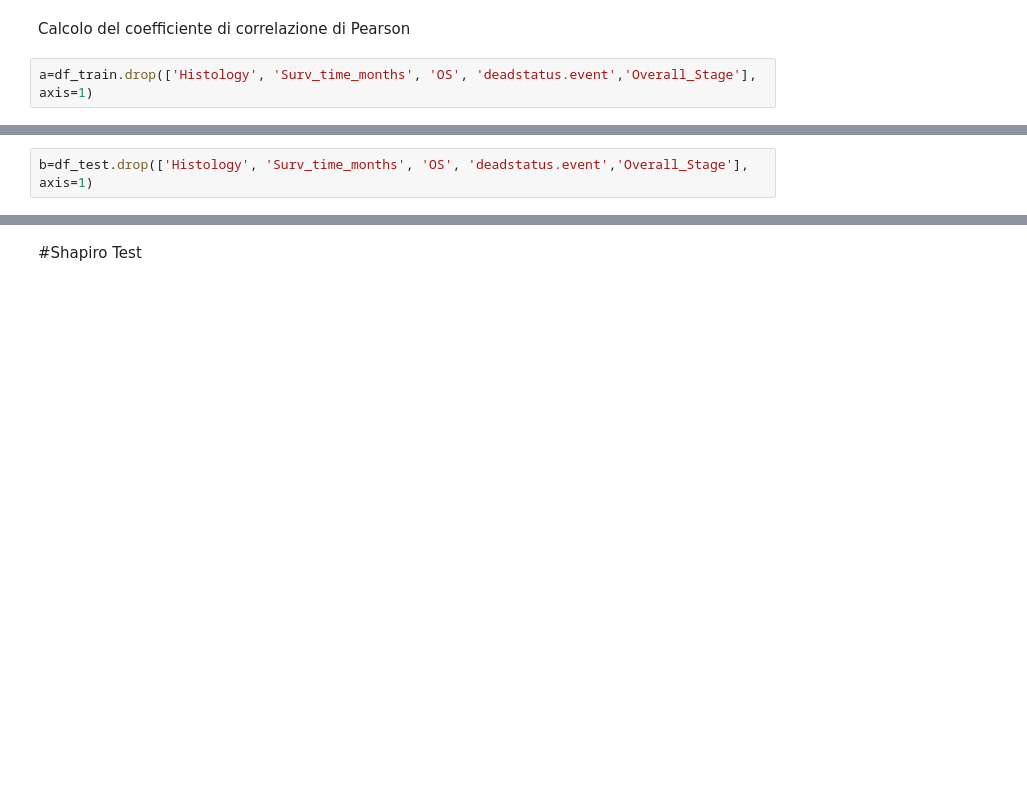
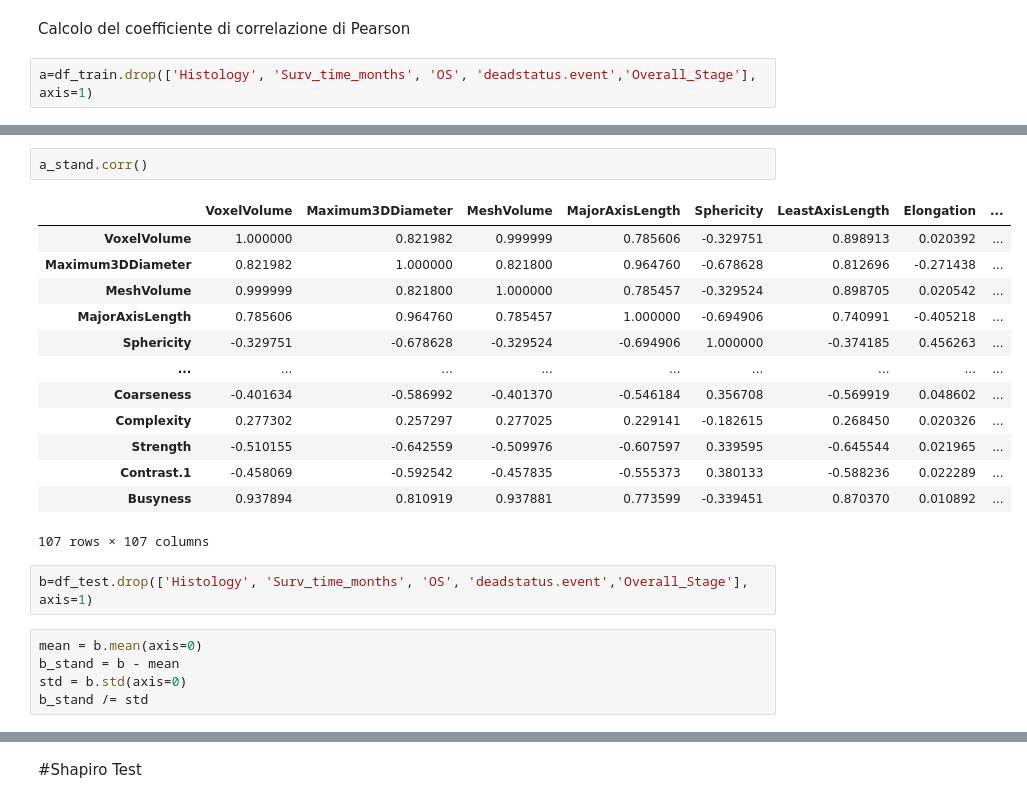
Before and after one commit to leonardoub/SCRIPT_PALERMO, a Jupyter notebook: explore_database_PA.ipynb, the cells around one changed output, grey strips where cells are left out. Cells and saved outputs as stored; diff of their text form; blank space fills up the shorter version.

```diff
--- a/explore_database_PA.ipynb
+++ b/explore_database_PA.ipynb
@@ -73,3 +145,24 @@ a.corr()
+# %%
+a_stand.corr()
+# %% [output]
+|  | VoxelVolume | Maximum3DDiameter | MeshVolume | MajorAxisLength | Sphericity | LeastAxisLength | Elongation | ... |
+| VoxelVolume | 1.000000 | 0.821982 | 0.999999 | 0.785606 | -0.329751 | 0.898913 | 0.020392 | ... |
+| Maximum3DDiameter | 0.821982 | 1.000000 | 0.821800 | 0.964760 | -0.678628 | 0.812696 | -0.271438 | ... |
+| MeshVolume | 0.999999 | 0.821800 | 1.000000 | 0.785457 | -0.329524 | 0.898705 | 0.020542 | ... |
+| MajorAxisLength | 0.785606 | 0.964760 | 0.785457 | 1.000000 | -0.694906 | 0.740991 | -0.405218 | ... |
+| Sphericity | -0.329751 | -0.678628 | -0.329524 | -0.694906 | 1.000000 | -0.374185 | 0.456263 | ... |
+| ... | ... | ... | ... | ... | ... | ... | ... | ... |
+| Coarseness | -0.401634 | -0.586992 | -0.401370 | -0.546184 | 0.356708 | -0.569919 | 0.048602 | ... |
+| Complexity | 0.277302 | 0.257297 | 0.277025 | 0.229141 | -0.182615 | 0.268450 | 0.020326 | ... |
+| Strength | -0.510155 | -0.642559 | -0.509976 | -0.607597 | 0.339595 | -0.645544 | 0.021965 | ... |
+| Contrast.1 | -0.458069 | -0.592542 | -0.457835 | -0.555373 | 0.380133 | -0.588236 | 0.022289 | ... |
+| Busyness | 0.937894 | 0.810919 | 0.937881 | 0.773599 | -0.339451 | 0.870370 | 0.010892 | ... |
+107 rows × 107 columns
 # %%
 b=df_test.drop(['Histology', 'Surv_time_months', 'OS', 'deadstatus.event','Overall_Stage'], axis=1)
+# %%
+mean = b.mean(axis=0)
+b_stand = b - mean
+std = b.std(axis=0)
+b_stand /= std
 # %%
```
Also changed, not shown: parts of 40 cells of this notebook.
